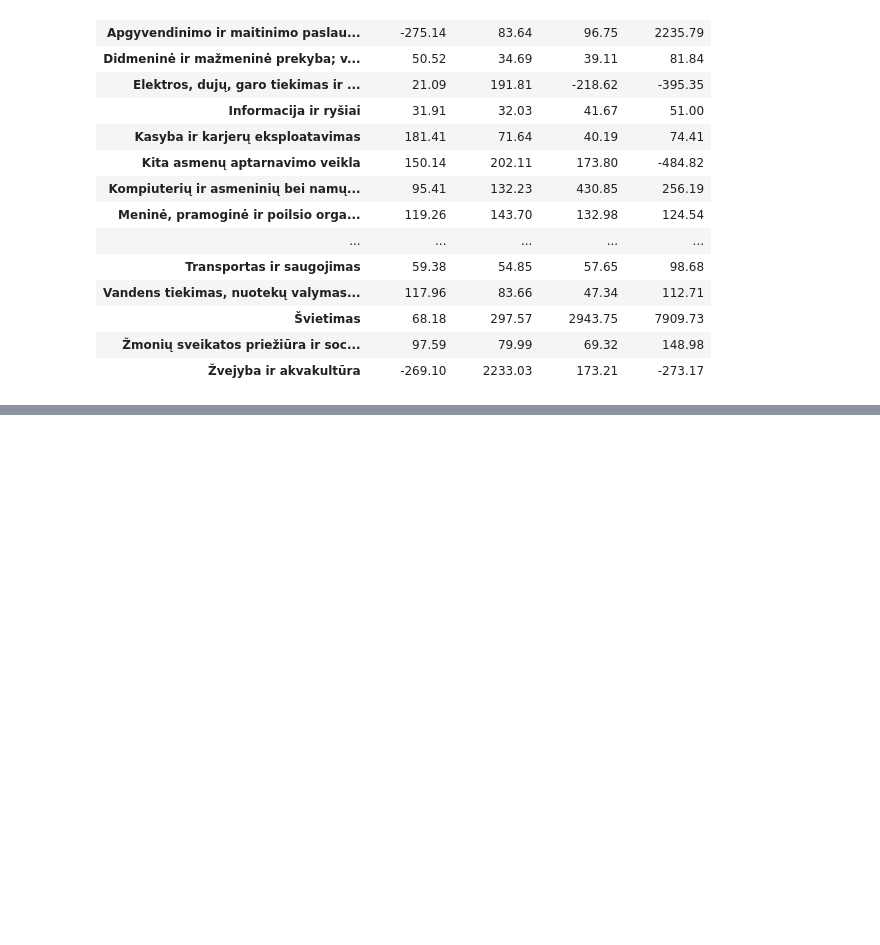
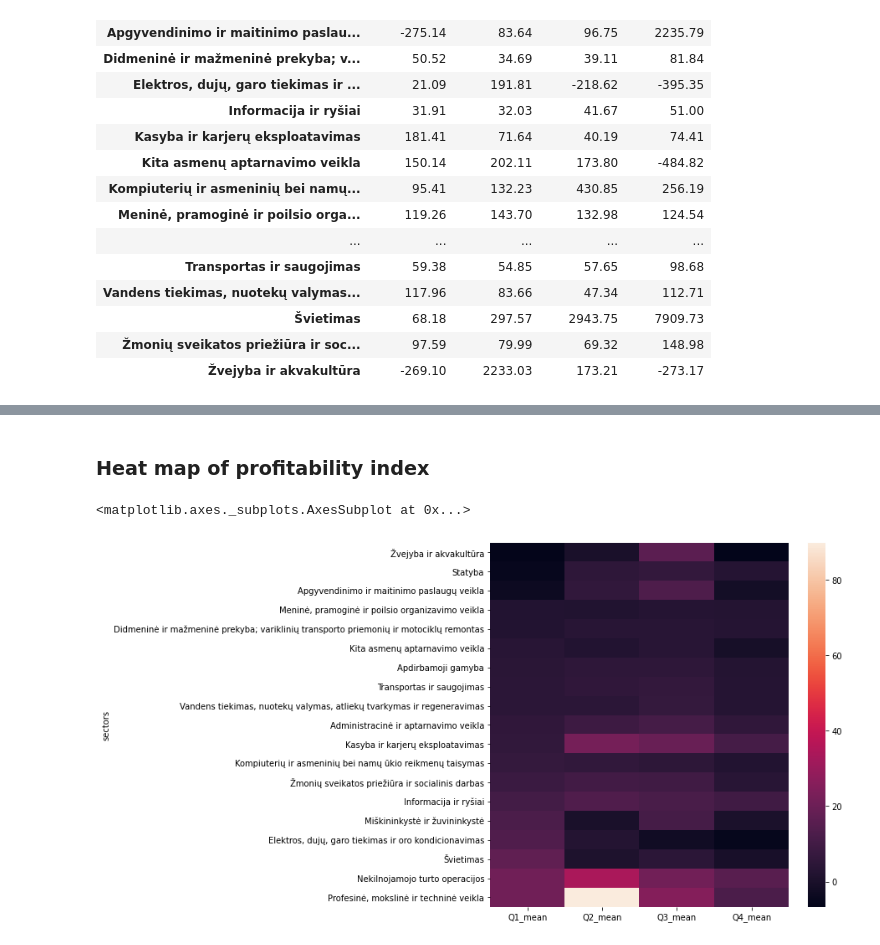
Before and after one commit to Venckus/funny-chatbot, a Jupyter notebook: lt_economy_sectors.ipynb, the cells around one changed output, grey strips where cells are left out. Saved outputs shown, nothing was run; the diff lists cells and outputs as text; code cells hidden in the pictures; blank space fills up the shorter version.

```diff
--- a/lt_economy_sectors.ipynb
+++ b/lt_economy_sectors.ipynb
@@ -878,0 +878,31 @@ Name: money, dtype: float64
+# %%
+profit_i_q1 = (profit_index.loc[profit_index.quarters.isin(quarter1_list)]
+                              .groupby('sectors')
+                              .profit_index.agg([np.mean])
+                              .round(2)
+                              .rename(columns={'mean': 'Q1_mean'})
+                            )
+profit_i_q2 = (profit_index.loc[profit_index.quarters.isin(quarter2_list)]
+                              .groupby('sectors')
+                              .profit_index.agg([np.mean])
+                              .round(2)
+                              .rename(columns={'mean': 'Q2_mean'})
+                            )
+profit_i_q3 = (profit_index.loc[profit_index.quarters.isin(quarter3_list)]
+                              .groupby('sectors')
+                              .profit_index.agg([np.mean])
+                              .round(2)
+                              .rename(columns={'mean': 'Q3_mean'})
+                            )
+profit_i_q4 = (profit_index.loc[profit_index.quarters.isin(quarter4_list)]
+                              .groupby('sectors')
+                              .profit_index.agg([np.mean])
+                              .round(2)
+                              .rename(columns={'mean': 'Q4_mean'})
+                            )
+# %%
+profit_i_qs_mean = (profit_i_q1.join(profit_i_q2,on='sectors')
+                        .join(profit_i_q3,on='sectors')
+                        .join(profit_i_q4,on='sectors')
+)
+profit_i_qs_mean
@@ -878,0 +928,8 @@ Name: money, dtype: float64
+# %% [markdown]
+### Heat map of profitability index
+# %%
+plt.subplots(figsize=(8, 8))
+sns.heatmap(profit_i_qs_mean.sort_values(by=['Q1_mean'],  ascending=True))
+# %% [output]
+<matplotlib.axes._subplots.AxesSubplot at 0x...>
+[figure, added]
```
Also changed, not shown: parts of 33 cells of this notebook.
